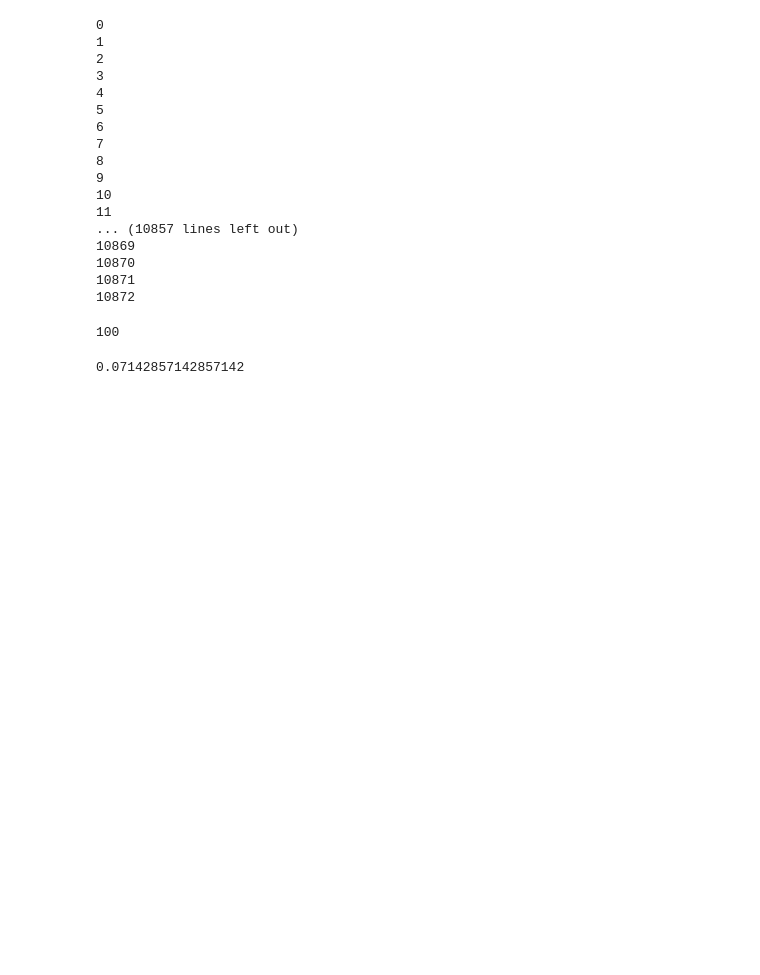
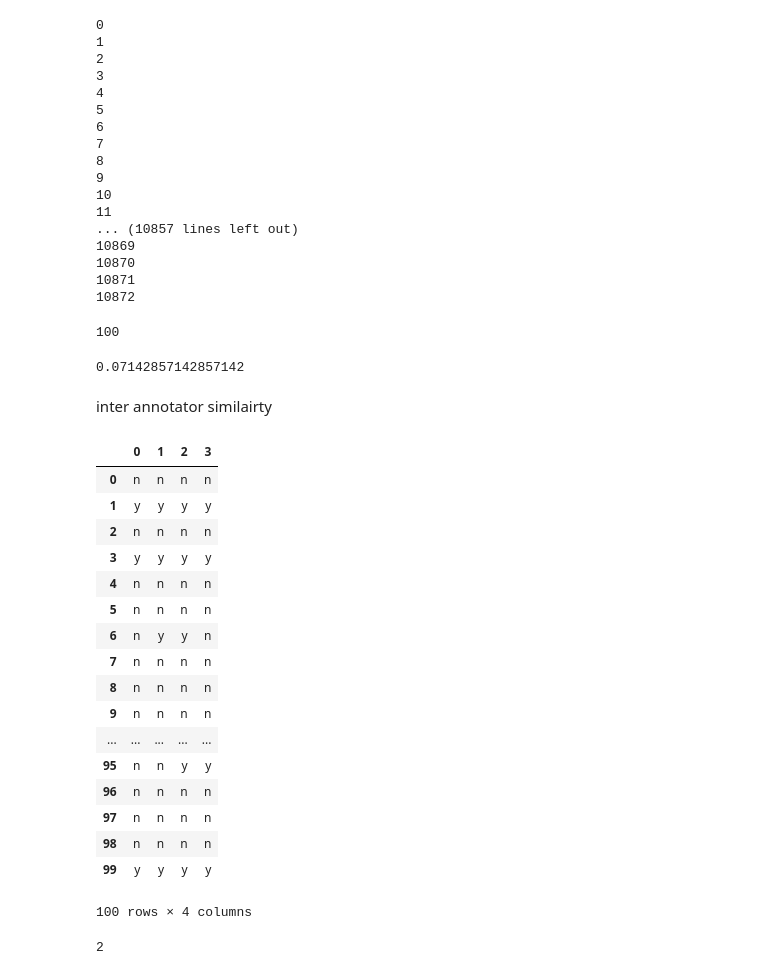
Before and after one commit to samarth1397/DetectingAllusion, a Jupyter notebook: notebooks/experiment.ipynb, the cells around one changed output. Cells and saved outputs as stored; diff of their text form; code cells hidden in the pictures; blank space fills up the shorter version.

```diff
--- a/notebooks/experiment.ipynb
+++ b/notebooks/experiment.ipynb
@@ -1117,3 +1399,5 @@ s1,s2=jacardNouns(s1,s2)
 sentenceSimilarity(s1,s2)
 # %% [output]
 0.07142857142857142
+# %% [markdown]
+inter annotator similairty
@@ -1119,0 +1406,23 @@ sentenceSimilarity(s1,s2)
+# %%
+df=pd.read_csv('../output/annotated.csv',header=None)
+# %%
+df
+# %% [output]
+|  | 0 | 1 | 2 | 3 |
+| 0 | n | n | n | n |
+| 1 | y | y | y | y |
+| 2 | n | n | n | n |
+| 3 | y | y | y | y |
+| 4 | n | n | n | n |
+| 5 | n | n | n | n |
+| 6 | n | y | y | n |
+| 7 | n | n | n | n |
+| 8 | n | n | n | n |
+| 9 | n | n | n | n |
+| ... | ... | ... | ... | ... |
+| 95 | n | n | y | y |
+| 96 | n | n | n | n |
+| 97 | n | n | n | n |
+| 98 | n | n | n | n |
+| 99 | y | y | y | y |
+100 rows × 4 columns
@@ -1119,0 +1457,4 @@ sentenceSimilarity(s1,s2)
+# %%
+no[6]
+# %% [output]
+2
```
Also changed, not shown: parts of 73 cells of this notebook, 52 other files.
